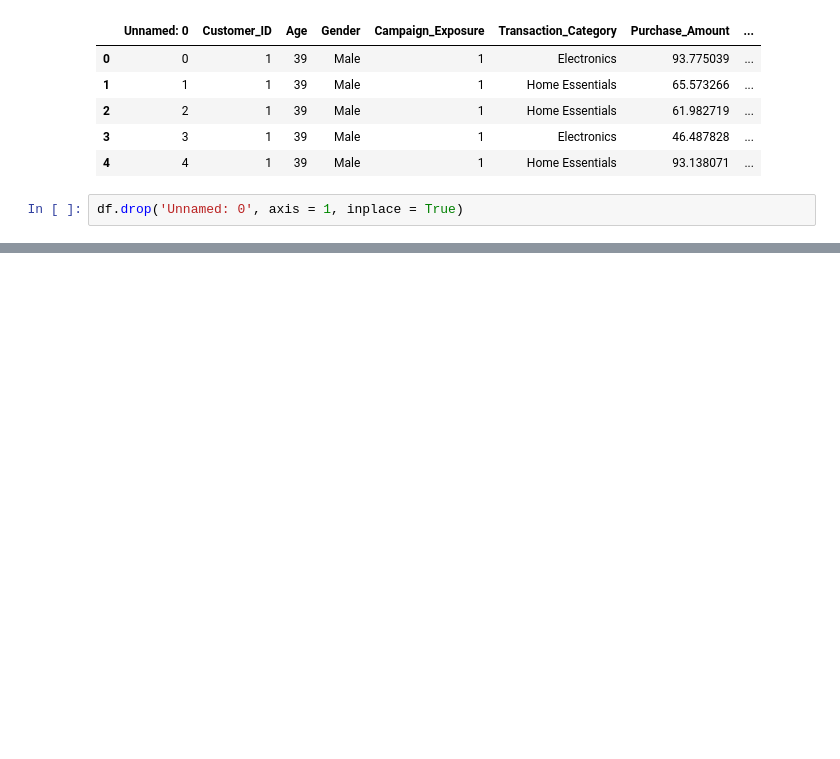
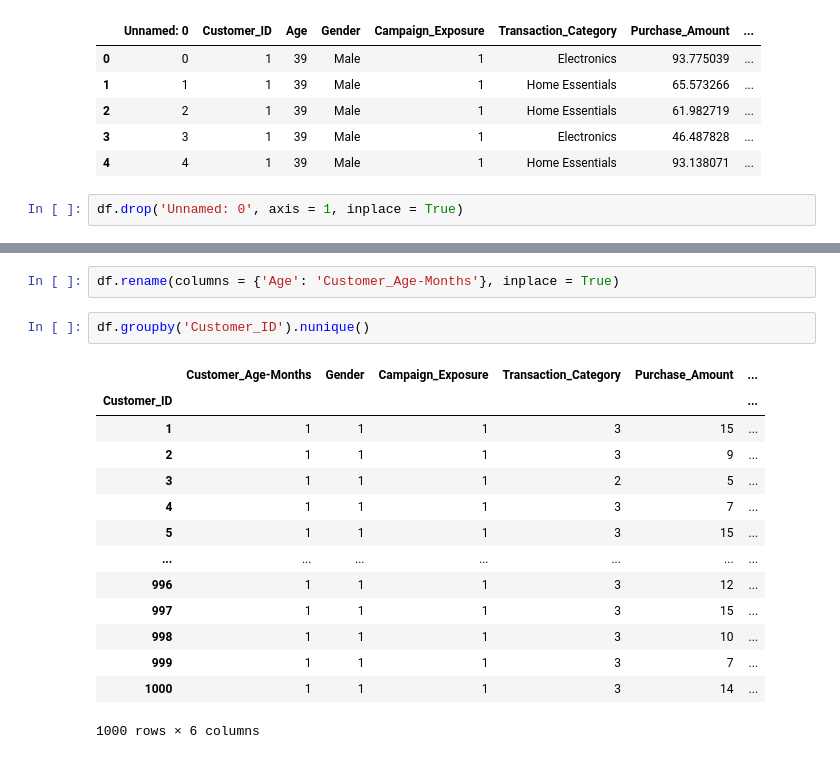
Before and after one commit to TangoMango223/schulich_MBAN6110, a Jupyter notebook: class_files/class4-5.ipynb, the cells around one changed output, grey strips where cells are left out. Drawn from its saved outputs; the diff is of its cells as text; blank space fills up the shorter version.

```diff
--- a/class_files/class4-5.ipynb
+++ b/class_files/class4-5.ipynb
@@ -386,0 +402,19 @@ df.drop('Unnamed: 0', axis = 1, inplace = True)
+# %%
+df.rename(columns = {'Age': 'Customer_Age-Months'}, inplace = True)
+# %%
+df.groupby('Customer_ID').nunique()
+# %% [output]
+|  | Customer_Age-Months | Gender | Campaign_Exposure | Transaction_Category | Purchase_Amount | ... |
+| Customer_ID |  |  |  |  |  | ... |
+| 1 | 1 | 1 | 1 | 3 | 15 | ... |
+| 2 | 1 | 1 | 1 | 3 | 9 | ... |
+| 3 | 1 | 1 | 1 | 2 | 5 | ... |
+| 4 | 1 | 1 | 1 | 3 | 7 | ... |
+| 5 | 1 | 1 | 1 | 3 | 15 | ... |
+| ... | ... | ... | ... | ... | ... | ... |
+| 996 | 1 | 1 | 1 | 3 | 12 | ... |
+| 997 | 1 | 1 | 1 | 3 | 15 | ... |
+| 998 | 1 | 1 | 1 | 3 | 10 | ... |
+| 999 | 1 | 1 | 1 | 3 | 7 | ... |
+| 1000 | 1 | 1 | 1 | 3 | 14 | ... |
+1000 rows × 6 columns
```
Also changed, not shown: parts of 18 cells of this notebook.
